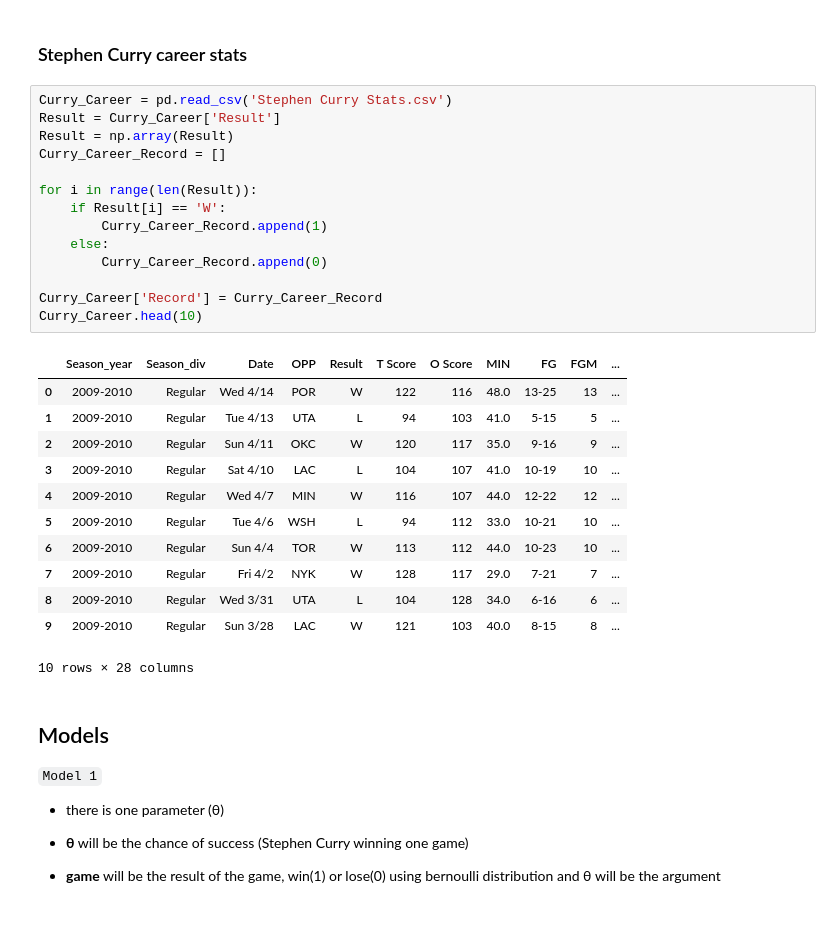
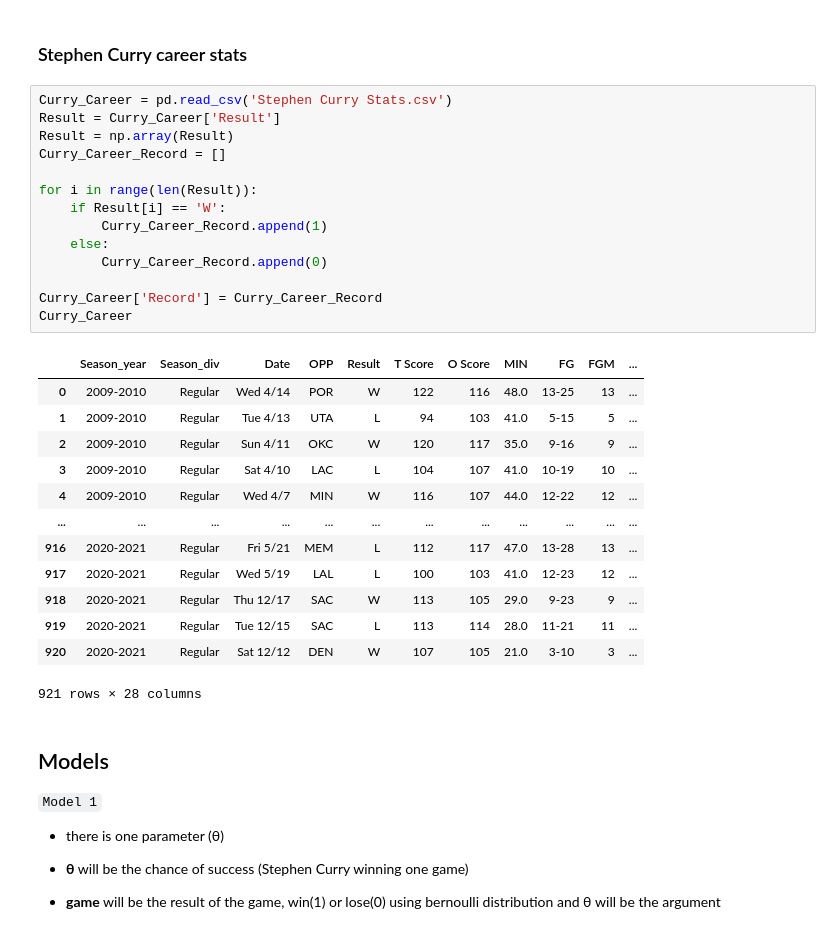
Before and after one commit to DashToh/Data_Analytics_2022_Project, a Jupyter notebook: Code.ipynb, the cells around one changed output. Drawn from its saved outputs; the diff is of its cells as text.

```diff
--- a/Code.ipynb
+++ b/Code.ipynb
@@ -17,30 +17,31 @@ import matplotlib as mpl
 # %%
 Curry_Career = pd.read_csv('Stephen Curry Stats.csv')
 Result = Curry_Career['Result']
 Result = np.array(Result)
 Curry_Career_Record = []
 
 for i in range(len(Result)):
     if Result[i] == 'W':
         Curry_Career_Record.append(1)
     else:
         Curry_Career_Record.append(0)
 
 Curry_Career['Record'] = Curry_Career_Record
-Curry_Career.head(10)
+Curry_Career
 # %% [output]
 |  | Season_year | Season_div | Date | OPP | Result | T Score | O Score | MIN | FG | FGM | ... |
 | 0 | 2009-2010 | Regular | Wed 4/14 | POR | W | 122 | 116 | 48.0 | 13-25 | 13 | ... |
 | 1 | 2009-2010 | Regular | Tue 4/13 | UTA | L | 94 | 103 | 41.0 | 5-15 | 5 | ... |
 | 2 | 2009-2010 | Regular | Sun 4/11 | OKC | W | 120 | 117 | 35.0 | 9-16 | 9 | ... |
 | 3 | 2009-2010 | Regular | Sat 4/10 | LAC | L | 104 | 107 | 41.0 | 10-19 | 10 | ... |
 | 4 | 2009-2010 | Regular | Wed 4/7 | MIN | W | 116 | 107 | 44.0 | 12-22 | 12 | ... |
-| 5 | 2009-2010 | Regular | Tue 4/6 | WSH | L | 94 | 112 | 33.0 | 10-21 | 10 | ... |
-| 6 | 2009-2010 | Regular | Sun 4/4 | TOR | W | 113 | 112 | 44.0 | 10-23 | 10 | ... |
-| 7 | 2009-2010 | Regular | Fri 4/2 | NYK | W | 128 | 117 | 29.0 | 7-21 | 7 | ... |
-| 8 | 2009-2010 | Regular | Wed 3/31 | UTA | L | 104 | 128 | 34.0 | 6-16 | 6 | ... |
-| 9 | 2009-2010 | Regular | Sun 3/28 | LAC | W | 121 | 103 | 40.0 | 8-15 | 8 | ... |
+| ... | ... | ... | ... | ... | ... | ... | ... | ... | ... | ... | ... |
+| 916 | 2020-2021 | Regular | Fri 5/21 | MEM | L | 112 | 117 | 47.0 | 13-28 | 13 | ... |
+| 917 | 2020-2021 | Regular | Wed 5/19 | LAL | L | 100 | 103 | 41.0 | 12-23 | 12 | ... |
+| 918 | 2020-2021 | Regular | Thu 12/17 | SAC | W | 113 | 105 | 29.0 | 9-23 | 9 | ... |
+| 919 | 2020-2021 | Regular | Tue 12/15 | SAC | L | 113 | 114 | 28.0 | 11-21 | 11 | ... |
+| 920 | 2020-2021 | Regular | Sat 12/12 | DEN | W | 107 | 105 | 21.0 | 3-10 | 3 | ... |
-10 rows × 28 columns
+921 rows × 28 columns
 # %% [markdown]
 ## Models
 
```
